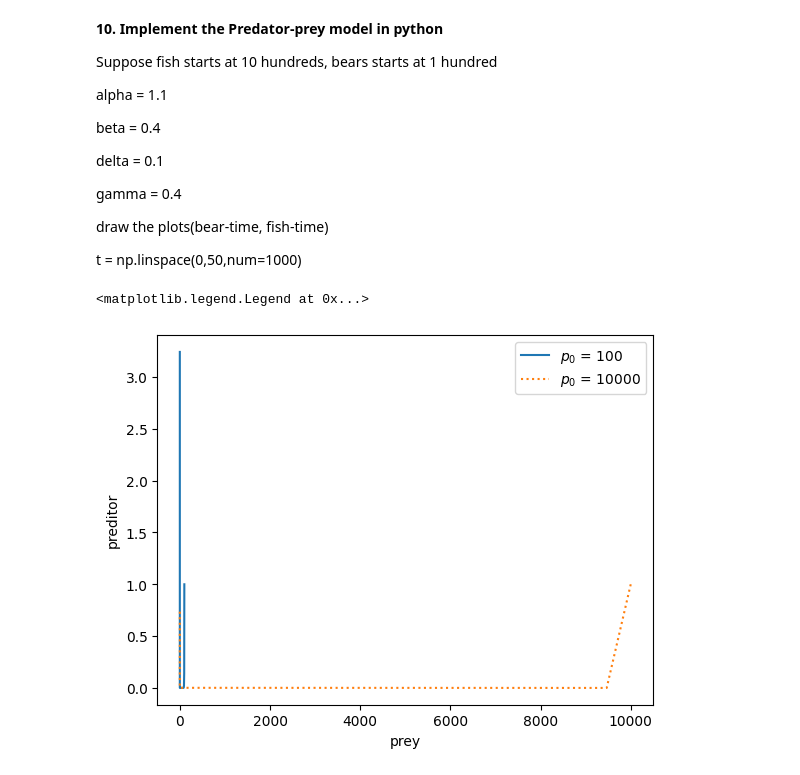
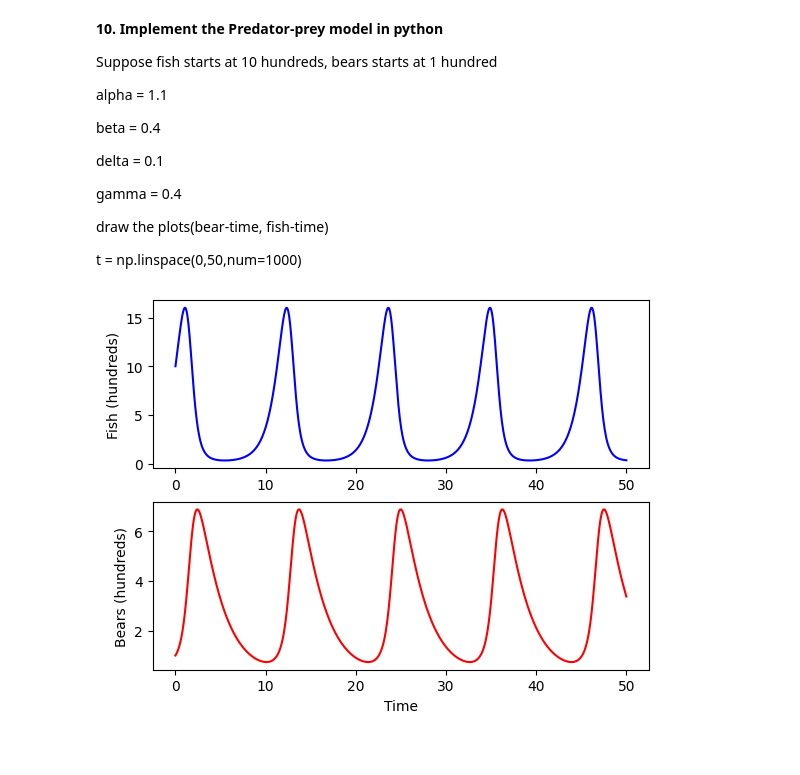
Before and after one commit to rentang33/CS6647, a Jupyter notebook: homework1.ipynb, the cells around one changed output. Saved outputs shown, nothing was run; the diff lists cells and outputs as text; code cells hidden in the pictures.

```diff
--- a/homework1.ipynb
+++ b/homework1.ipynb
@@ -171,31 +171,43 @@ gamma = 0.4
 draw the plots(bear-time, fish-time)
 
 t = np.linspace(0,50,num=1000)
-# %%
-import matplotlib.pyplot as plt
-import numpy as np
-from scipy.integrate import solve_ivp
-
-    # Lotka-Volterra equations
-def lv(t, z, a, b):
-        x, y = z
-        return [a*x*(y-1), -b*y*(x-1)]
-
-begin, end = 0, 50
-t = np.linspace(0,50,num=1000)
-styles = ["-", ":", "--"]
-prey_init = [100,10000]
-a = 1.1
-b = 0.4
-for style, p0 in zip(styles, prey_init):
-        sol = solve_ivp(lv, [begin, end], [p0, 1], t_eval=t, args=(a, b))
-        plt.plot(sol.y[0], sol.y[1], style)
-
-plt.xlabel("prey")
-plt.ylabel("preditor")
-plt.legend([f"$p_0$ = {p0}" for p0 in prey_init])
-# Reference-this code is contributed byJohn D. Cook
-# https://www.johndcook.com/blog/2021/07/14/predator-prey-period/
-# %% [output]
-<matplotlib.legend.Legend at 0x...>
-[figure, removed]
+# %%
+import numpy as np
+from matplotlib import pyplot as plt
+from scipy.integrate import odeint
+y0 = [10,1] # [fish, bears] units in hundreds
+t = np.linspace(0,50,num=1000)
+alpha = 1.1
+beta = 0.4
+delta = 0.1
+gamma = 0.4
+# steady state initial conditions
+# y0 = [gamma/delta , alpha/beta] # [fish, bears] units in hundreds
+params = [alpha, beta, delta, gamma]
+def sim(variables, t, params):
+    # fish population level
+    x = variables[0]
+    # bear population level
+    y = variables[1]
+    alpha = params[0]
+    beta = params[1]
+    delta = params[2]
+    gamma = params[3]
+
+    dxdt = alpha * x - beta * x * y
+    dydt = delta * x * y - gamma * y
+    return([dxdt, dydt])
+y = odeint(sim, y0, t, args=(params,))
+f,(ax1,ax2) = plt.subplots(2)
+line1, = ax1.plot(t,y[:,0], color="b")
+line2, = ax2.plot(t,y[:,1], color="r")
+ax1.set_ylabel("Fish (hundreds)")
+ax2.set_ylabel("Bears (hundreds)")
+ax2.set_xlabel("Time")
+
+plt.show()
+# Refrence :
+# Mike Saint-Antoine. (2020, December 9). Python Code for Predator-Prey Model [Video]. YouTube. https://www.youtube.com/watch?v=2f5aRTBmm10
+# Mr. P Solver. (2022, January 17). SymPy Tutorial (2022): For Physicists, Engineers, and Mathematicians [Video]. YouTube. https://www.youtube.com/watch?v=1yBPEPhq54M
+# %% [output]
+[figure, added]
```
